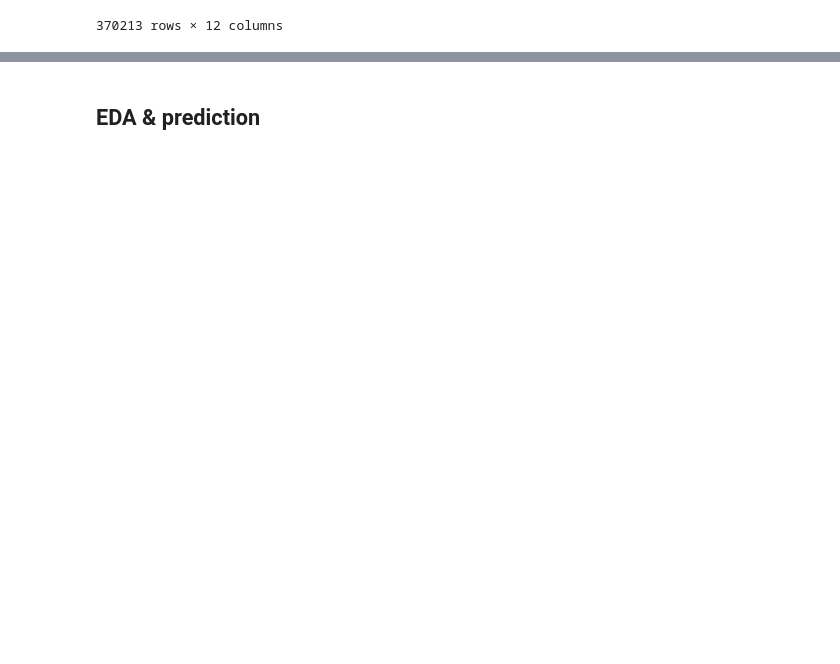
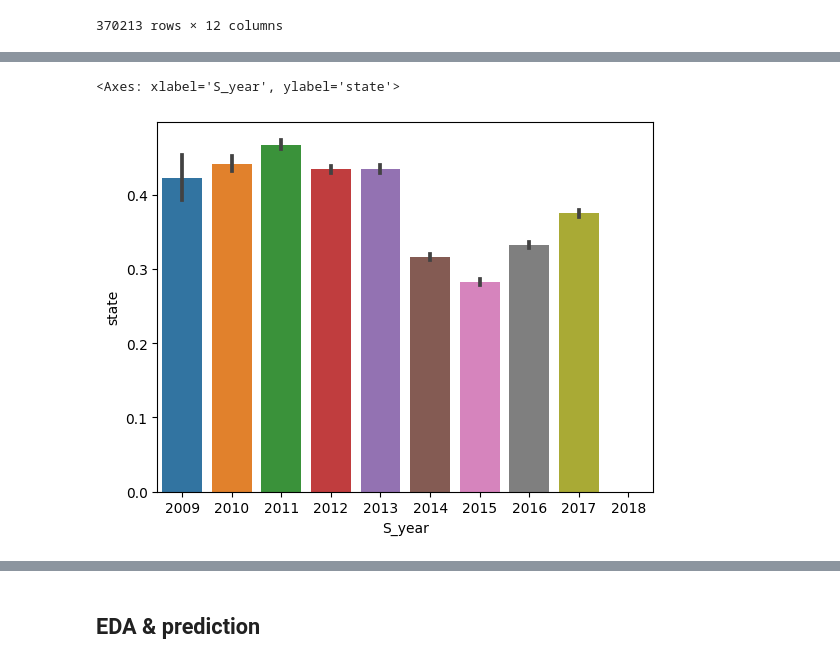
Before and after one commit to EmnaZayaniEsprit/ds-ml-project-template, a Jupyter notebook: EDA-and-modeling.ipynb, the cells around one changed output, grey strips where cells are left out. Cells and saved outputs as stored; diff of their text form; code cells hidden in the pictures; blank space fills up the shorter version.

```diff
--- a/EDA-and-modeling.ipynb
+++ b/EDA-and-modeling.ipynb
@@ -275,0 +323,11 @@ X['year_month']= (X["launched"].dt.year.astype(int)*12 + X["launched"].dt.month.
+# %%
+
+#sns.countplot(data=Z, x='S_month', hue='state')
+#sns.countplot(data=Z, x='S_month', hue = 'state')
+#plt.title(f"{var} histogram")
+#plt.xticks(rotation=45)
+#plt.show()
+sns.barplot(data=Z, x='S_year', y='state')
+# %% [output]
+<Axes: xlabel='S_year', ylabel='state'>
+[figure, added]
```
Also changed, not shown: parts of 14 cells of this notebook.
